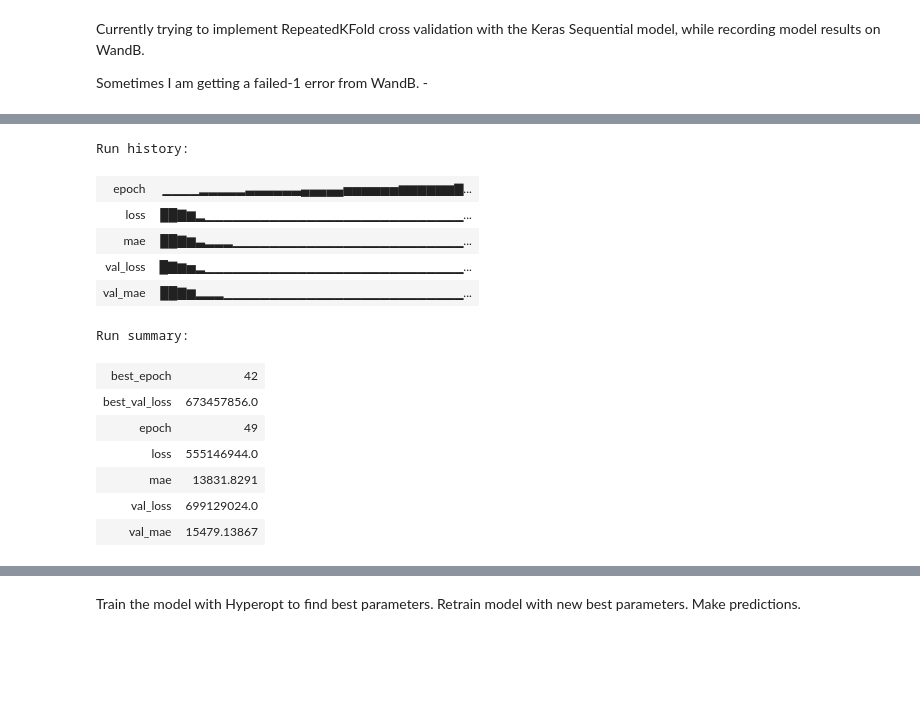
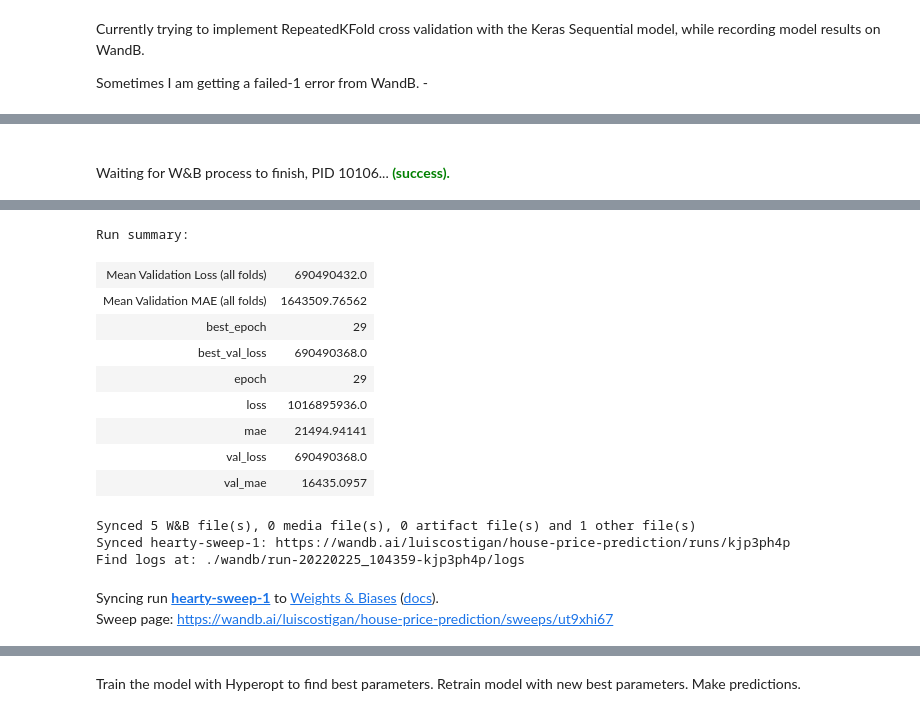
Before and after one commit to valencia21/data-science-projects, a Jupyter notebook: house-price-prediction/Models/tensorflow/tf_model_wrangling.ipynb, the cells around one changed output, grey strips where cells are left out. Cells and saved outputs as stored; diff of their text form; code cells hidden in the pictures; blank space fills up the shorter version.

Commit message:
Model edits.

```diff
--- a/house-price-prediction/Models/tensorflow/tf_model_wrangling.ipynb
+++ b/house-price-prediction/Models/tensorflow/tf_model_wrangling.ipynb
@@ -39,9 +39,9 @@ def create_model():
 
     return model
 # %%
-from sklearn.model_selection import RepeatedKFold
+from sklearn.model_selection import KFold
 
 # Instantiate the validator, have it spit out the indices, generate batches from the indices, and feed those batches to the model.
-rkf = RepeatedKFold(n_splits=5, n_repeats=2)
-rkf.get_n_splits(X_train, y_train)
+kf = KFold(n_splits=5)
+kf.get_n_splits(X_train, y_train)
 # %% [output]
@@ -80,16 +79,15 @@ config_defaults = {
 
 def train():
 
+  mae_per_fold = []
+  loss_per_fold = []
+  fold_no = 1
+
   # Go through each split, and get the index number for each (currently 50, 10 x 5 repeated k-fold)
-  for index, (train_indices, val_indices) in enumerate(rkf.split(X_train, y_train)):
-    print("Training on fold " + str(index+1) + "/10...")
+  for train, test in kf.split(X_train, y_train):
 
     # With the current session in WandB
     with wandb.init(config=config_defaults) as run:
-
-      # Generate batches from indices
-      xtrain, xval = X_train.values[train_indices], X_train.values[val_indices]
-      ytrain, yval = y_train[train_indices], y_train[val_indices]
 
       # Recreate the model each time for each new batch
       model = None # Not sure if this step is necessary
@@ -97,22 +95,43 @@ def train():
 
       # Fit model on new batches
       model.fit(
-        np.asarray(xtrain),
-        ytrain,
+        np.asarray(X_train),
+        y_train,
         epochs=wandb.config.epochs,
         batch_size=wandb.config.batch_size,
         verbose=0,
         callbacks=[WandbCallback()],
-        validation_data=(np.asarray(xval),yval)
+        validation_data=(np.asarray(X_train),y_train)
         )
 
       # Generate data for each
-      test_mse_score, test_mae_score = model.evaluate(np.asarray(xval), yval, callbacks=[WandbCallback()])
+      scores = model.evaluate(np.asarray(X_train), y_train, callbacks=[WandbCallback()])
+      print(f'Score for fold {fold_no}: {model.metrics_names[0]} of {scores[0]}; {model.metrics_names[1]} of {scores[1]}')
+      mae_per_fold.append(scores[1] * 100)
+      loss_per_fold.append(scores[0])
 
-# Am I aggregating RepeatedKFold results properly? What is the correct process for this?
+      # Increase fold number
+      fold_no = fold_no + 1
+
+      # == Provide average scores ==
+      print('------------------------------------------------------------------------')
+      print('Score per fold')
+      for i in range(0, len(mae_per_fold)):
+        print('------------------------------------------------------------------------')
+        print(f'> Fold {i+1} - Loss: {loss_per_fold[i]} - Accuracy: {mae_per_fold[i]}%')
+      print('------------------------------------------------------------------------')
+      print('Average scores for all folds:')
+      print(f'> MAE: {np.mean(mae_per_fold)} (+- {np.std(mae_per_fold)})')
+      print(f'> Loss: {np.mean(loss_per_fold)}')
+      print('------------------------------------------------------------------------')
+
+      wandb.log({
+        "Mean Validation MAE (all folds)": np.mean(mae_per_fold),
+        "Mean Validation Loss (all folds)": np.mean(loss_per_fold)
+        })
 
 keras_sequential_sweep_1 = wandb.sweep(sweep_config, project="house-price-prediction", entity="luiscostigan")
 
-count = 3
+count = 10
 wandb.agent(keras_sequential_sweep_1, function=train, count=count)
 # %% [output]
@@ -126,0 +157 @@ wandb:  epochs: 100
+Waiting for W&B process to finish, PID 10106... (success).
@@ -128,14 +166,15 @@ Training on fold 1/10...
-Run history:
+Run summary:
-| epoch | ▁▁▁▁▂▂▂▂▂▃▃▃▃▃▃▄▄▄▄▄▅▅▅▅▅▅▆▆▆▆▆▆▇... |
-| loss | ██▇▆▂▁▁▁▁▁▁▁▁▁▁▁▁▁▁▁▁▁▁▁▁▁▁▁▁▁▁▁▁... |
-| mae | ██▇▆▃▂▂▂▁▁▁▁▁▁▁▁▁▁▁▁▁▁▁▁▁▁▁▁▁▁▁▁▁... |
-| val_loss | █▇▆▅▂▁▁▁▁▁▁▁▁▁▁▁▁▁▁▁▁▁▁▁▁▁▁▁▁▁▁▁▁... |
-| val_mae | ██▇▆▂▂▂▁▁▁▁▁▁▁▁▁▁▁▁▁▁▁▁▁▁▁▁▁▁▁▁▁▁... |
+| Mean Validation Loss (all folds) | 690490432.0 |
+| Mean Validation MAE (all folds) | 1643509.76562 |
+| best_epoch | 29 |
+| best_val_loss | 690490368.0 |
+| epoch | 29 |
+| loss | 1016895936.0 |
+| mae | 21494.94141 |
+| val_loss | 690490368.0 |
+| val_mae | 16435.0957 |
-Run summary:
+Synced 5 W&B file(s), 0 media file(s), 0 artifact file(s) and 1 other file(s)
+Synced hearty-sweep-1: https://wandb.ai/luiscostigan/house-price-prediction/runs/kjp3ph4p
+Find logs at: ./wandb/run-20220225_104359-kjp3ph4p/logs
-| best_epoch | 42 |
-| best_val_loss | 673457856.0 |
-| epoch | 49 |
-| loss | 555146944.0 |
-| mae | 13831.8291 |
-| val_loss | 699129024.0 |
-| val_mae | 15479.13867 |
+Syncing run hearty-sweep-1 to Weights & Biases (docs).
+Sweep page: https://wandb.ai/luiscostigan/house-price-prediction/sweeps/ut9xhi67
```
Also changed, not shown: parts of 6 cells of this notebook.
